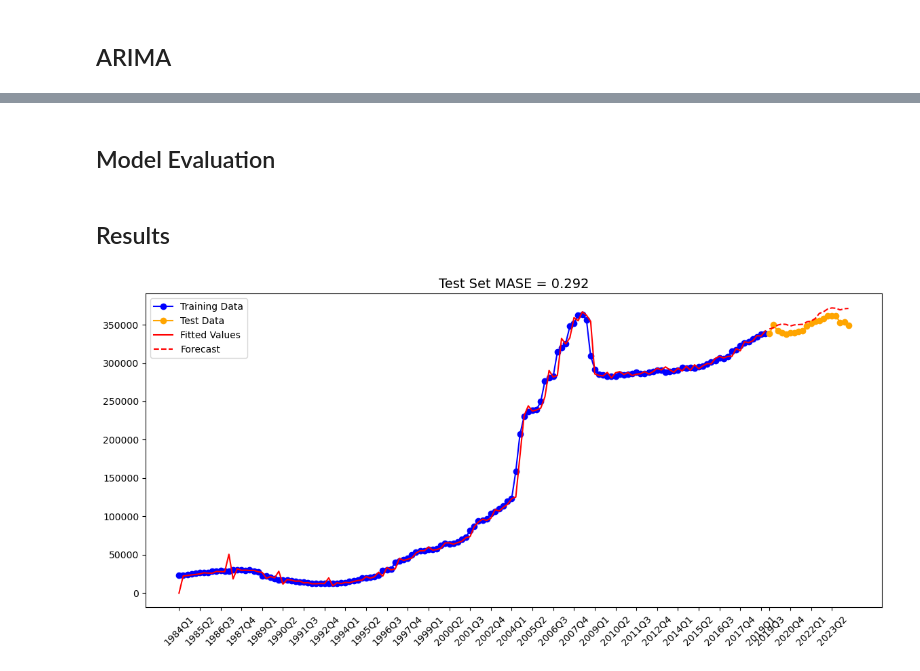
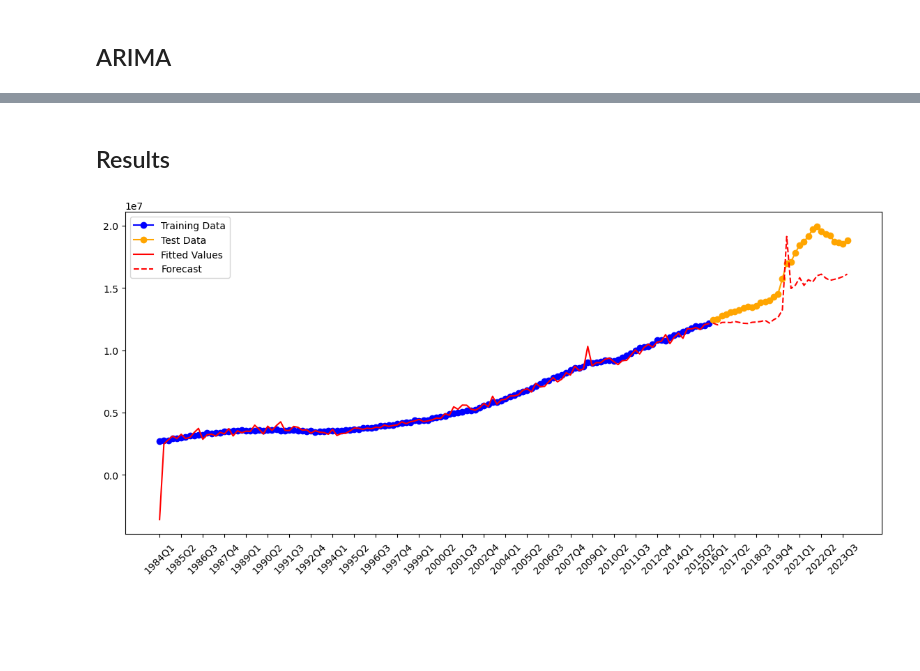
Before and after one commit to chinglung880218/Forecasting-Deposit-via-SARIMAX, a Jupyter notebook: SARIMAX_Ching-Lung.ipynb, the cells around one changed output, grey strips where cells are left out. Cells and saved outputs as stored; diff of their text form; code cells hidden in the pictures; blank space fills up the shorter version.

Commit message:
Update SARIMAX

```diff
--- a/SARIMAX_Ching-Lung.ipynb
+++ b/SARIMAX_Ching-Lung.ipynb
@@ -182,3 +280,10 @@ date_test = df.drop(date_train.index).copy()
+# %%
+# Import necessary modules
+from sklearn.preprocessing import StandardScaler
+
+# Standardize the features
+scaler = StandardScaler()
+predictors_train_scaled = scaler.fit_transform(predictors_train)
 # %% [markdown]
 ## ARIMA
 # %%
@@ -212,7 +347,14 @@ Performing stepwise search to minimize aic
 # %%
-sarima = ARIMA(dep_train.values,
-                    order = (2,0,1),
-                    seasonal_order = (0,1,1,12)).fit()
+# Define the SARIMAX model
+model = SARIMAX(
+    endog = dep_train.values,
+    exog = scaler.transform(predictors_train),  # Pass None if no exogenous variables
+    order = (3,0,1), # Example: (1, 1, 1)
+    seasonal_order = (0,0,0,36),  # Example: (1, 1, 1, 12) for yearly seasonality
+)
+
+# Fit the model
+sarima = model.fit(disp=False)
 sarima.summary()
 # %% [output]
 SARIMAX Results
@@ -239,2 +386,0 @@ Warnings:
-# %% [markdown]
-## Model Evaluation
@@ -255,46 +387,39 @@ test_mase = mase(y_train = dep_train.values, y_test = dep_test.deposits.values,
 # %% [markdown]
 ## Results
 # %%
-import matplotlib.pyplot as plt
-import pandas as pd
+# Forecasting for the test period
+forecast = sarima.get_forecast(steps=len(date_test), exog = scaler.transform(predictors_test.values)).predicted_mean
 
-plt.figure(figsize=(14,6))
+# Plot the results
+plt.figure(figsize=(14, 6))
 
 # Plot training data
-plt.plot(date_train,
-         dep_train,
-         'b-o',
-         label='Training Data')
+plt.plot(date_train, dep_train, 'b-o', label='Training Data')
 
 # Plot test data
-plt.plot(date_test.time,
-         dep_test.deposits,
-         color='orange',
-         marker='o',
-         label='Test Data')
+plt.plot(date_test["Date"], dep_test.Deposits, color='orange', marker='o', label='Test Data')
 
 # Plot fitted values for training data
-plt.plot(date_train,
-         sarima.fittedvalues,
-         'r',
-         label='Fitted Values')
+plt.plot(date_train, sarima.fittedvalues, 'r', label='Fitted Values')
 
-# Forecasting and plotting for test data
-plt.plot(date_test.time,
-         sarima.forecast(len(date_test)),
-         '--r',
-         label="Forecast")
-plt.title("Test Set MASE = " + str(np.round(test_mase,3)),
-             fontsize=14)
-# Customize x-axis ticks to display every 10th label with rotation
-xticks = np.concatenate([date_train[::5], date_test.time[::5]])
+# Plot the forecast
+plt.plot(date_test["Date"], forecast, '--r', label="Forecast")
 
-# Set combined x-ticks with rotation and font size
+# Add title with MASE if defined
+if 'test_mase' in globals():
+    plt.title("Test Set MASE = " + str(np.round(test_mase, 3)), fontsize=14)
+
+# Customize x-axis ticks to display every 5th label with rotation
+xticks = np.concatenate([date_train[::5], date_test["Date"][::5]])
 plt.xticks(xticks, rotation=45, fontsize=10)
+
+# Add legend
 plt.legend()
+
+# Show the plot
 plt.show()
 # %% [output]
-[figure, old version]
+[figure, new version]
 # %%
 rolling_avg_train_preds = dep_train.rolling(12).mean()
 rolling_avg_test_preds = rolling_avg_train_preds.iloc[-1] * np.ones(len(dep_test))
```
Also changed, not shown: parts of 23 cells of this notebook.
